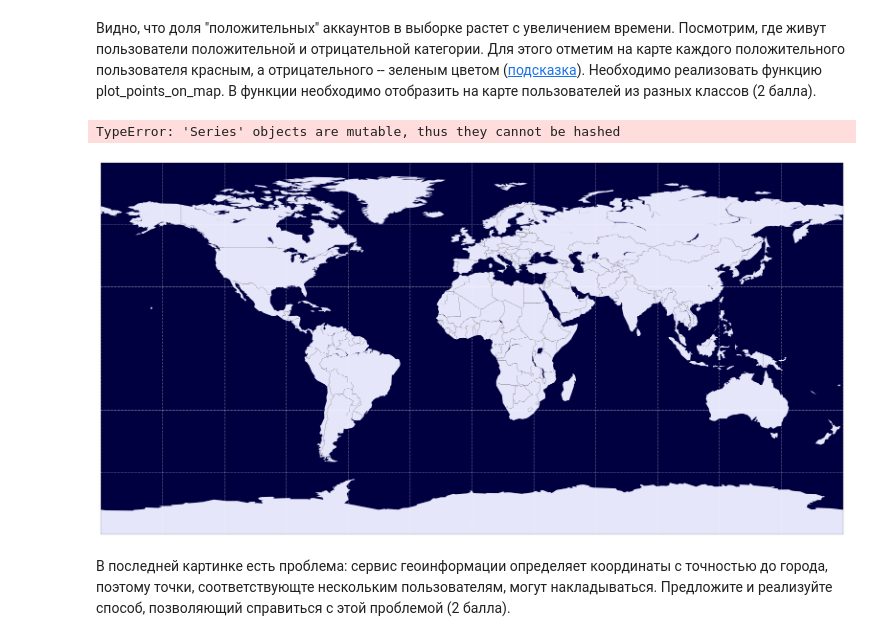
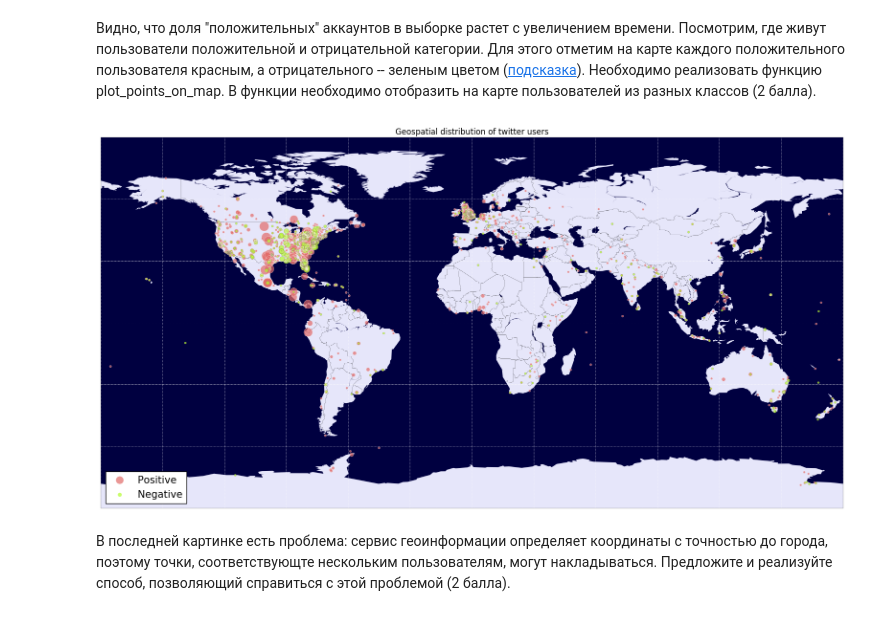
Before and after one commit to Dorimer/technosphere_dm, a Jupyter notebook: homework-1-Guzov_Vladimir.ipynb, the cells around one changed output. Cells and saved outputs as stored; diff of their text form; code cells hidden in the pictures.

```diff
--- a/homework-1-Guzov_Vladimir.ipynb
+++ b/homework-1-Guzov_Vladimir.ipynb
@@ -303,35 +324,39 @@ pl.show()
 # %%
 pl.figure(figsize=(20,12))
 
 m = bm.Basemap(projection='cyl', llcrnrlat=-90, urcrnrlat=90, llcrnrlon=-180, urcrnrlon=180, resolution='c')
 
 m.drawcountries(linewidth=0.2)
 m.fillcontinents(color='lavender', lake_color='#000040')
 m.drawmapboundary(linewidth=0.2, fill_color='#000040')
 m.drawparallels(np.arange(-90,90,30),labels=[0,0,0,0], color='white', linewidth=0.5)
 m.drawmeridians(np.arange(0,360,30),labels=[0,0,0,0], color='white', linewidth=0.5)
 
 def plot_points_on_map(df_full):
-    """
-    Plot points on the map. Be creative.
-    """
-    pos_df = df_full.loc[df_full.cls>0.5]
-    neg_df = df_full.loc[df_full.cls<0.5]
-    gr = df_full.groupby(df_full['cls'])#((df_full["lat"],df_full['lon']))
-    pos_grouped = pos_df.groupby((pos_df.lon,pos_df.lat))
-    pos_count = pos_grouped.count()
-    pos_plot = m.scatter(pos_df['lon'], pos_df['lat'], s = pos_count, marker = 'o', color = 'r',edgecolor='b', zorder = 2, alpha = 0.75)
-    neg_plot = m.scatter(neg_df['lon'], neg_df['lat'], s = 2, marker = 'o', color = 'g', zorder = 2, alpha = 0.75)
+    negpos_df = {'pos':df_full.loc[df_full['cls']>0.5], 'neg':df_full.loc[df_full['cls']<0.5]}
+    grouped = {}
+    count = {}
+    size = {}
+    pts = {}
+    for k in ['pos','neg']:
+        grouped[k] = negpos_df[k].groupby((negpos_df[k]['lon'],negpos_df[k]['lat']))
+        count[k] = grouped[k].count()
+        size[k] = count[k]*10
+        pts[k] = np.array([data[0] for data in grouped[k]])
+    pos_plot = m.scatter(pts['pos'][:,0], pts['pos'][:,1], s = size['pos'], marker = 'o', color = '#e26b69',edgecolor='none', zorder = 2, alpha = 0.7)
+    neg_plot = m.scatter(pts['neg'][:,0], pts['neg'][:,1], s = size['neg'], marker = 'o', color = '#b3fc2d',edgecolor='none', zorder = 2, alpha = 0.7)
+    pos_circ = m.scatter(pts['pos'][:,0], pts['pos'][:,1], s = size['pos'], marker = 'o',color = 'none',edgecolor='#fae9e8',linewidth=0.5, zorder = 3, alpha = 0.5)
+    neg_circ = m.scatter(pts['neg'][:,0], pts['neg'][:,1], s = size['neg'], marker = 'o',color = 'none',edgecolor='#958464',linewidth=0.5, zorder = 3, alpha = 0.5)
+
     return pos_plot, neg_plot
 
 pos,neg = plot_points_on_map(df_full)
 
 pl.title("Geospatial distribution of twitter users")
 pl.legend((pos, neg), ('Positive', 'Negative'), loc='lower left', scatterpoints = 1, fontsize = 15, markerscale = 0.5)
 pl.show()
 # %% [output]
-TypeError: 'Series' objects are mutable, thus they cannot be hashed
-[figure, old version]
+[figure, new version]
 # %% [markdown]
 В последней картинке есть проблема: сервис геоинформации определяет координаты с точностью до города, поэтому точки, соответствующте нескольким пользователям, могут накладываться. Предложите и реализуйте способ, позволяющий справиться с этой проблемой (2 балла).
 # %% [markdown]
```
Also changed, not shown: parts of 9 cells of this notebook.
